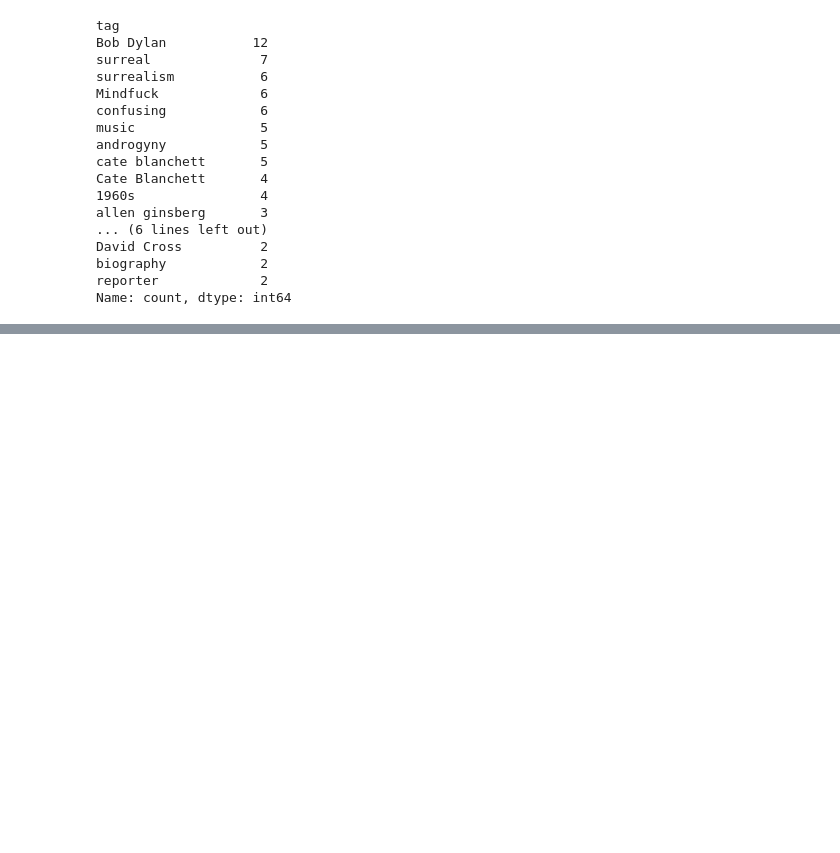
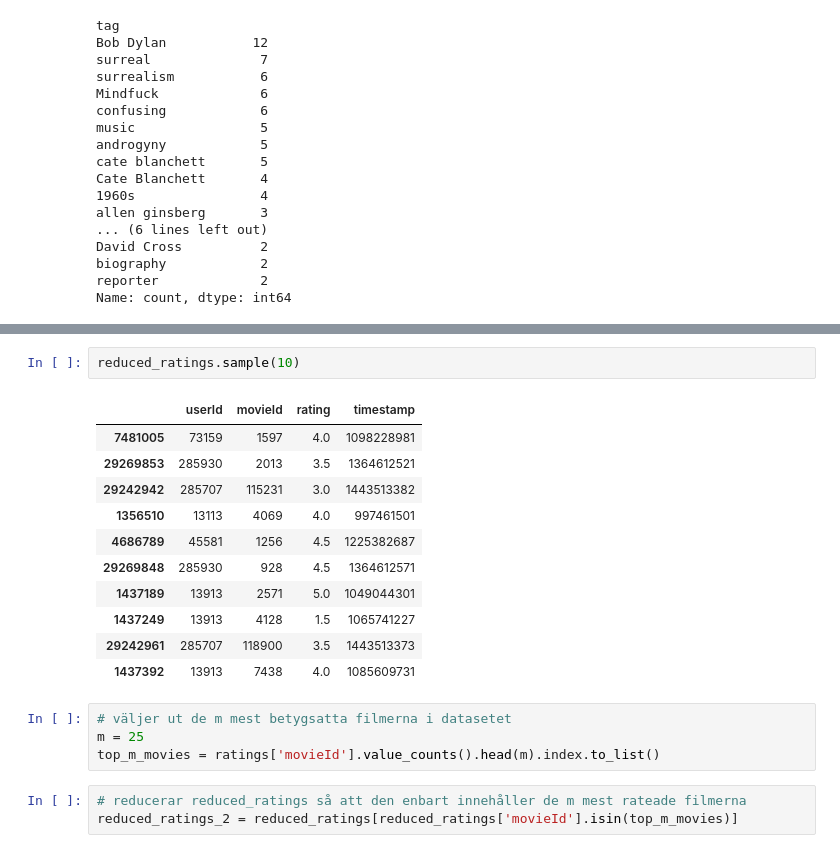
Before and after one commit to dancla240/Machine_Learning_Daniel_Claesson, a Jupyter notebook: Lab2/Lab_2_movie.ipynb, the cells around one changed output, grey strips where cells are left out. Drawn from its saved outputs; the diff is of its cells as text; blank space fills up the shorter version.

```diff
--- a/Lab2/Lab_2_movie.ipynb
+++ b/Lab2/Lab_2_movie.ipynb
@@ -291,0 +375,21 @@ Name: count, dtype: int64
+# %%
+reduced_ratings.sample(10)
+# %% [output]
+|  | userId | movieId | rating | timestamp |
+| 7481005 | 73159 | 1597 | 4.0 | 1098228981 |
+| 29269853 | 285930 | 2013 | 3.5 | 1364612521 |
+| 29242942 | 285707 | 115231 | 3.0 | 1443513382 |
+| 1356510 | 13113 | 4069 | 4.0 | 997461501 |
+| 4686789 | 45581 | 1256 | 4.5 | 1225382687 |
+| 29269848 | 285930 | 928 | 4.5 | 1364612571 |
+| 1437189 | 13913 | 2571 | 5.0 | 1049044301 |
+| 1437249 | 13913 | 4128 | 1.5 | 1065741227 |
+| 29242961 | 285707 | 118900 | 3.5 | 1443513373 |
+| 1437392 | 13913 | 7438 | 4.0 | 1085609731 |
+# %%
+# väljer ut de m mest betygsatta filmerna i datasetet
+m = 25
+top_m_movies = ratings['movieId'].value_counts().head(m).index.to_list()
+# %%
+# reducerar reduced_ratings så att den enbart innehåller de m mest rateade filmerna
+reduced_ratings_2 = reduced_ratings[reduced_ratings['movieId'].isin(top_m_movies)]
```
Also changed, not shown: parts of 16 cells of this notebook.
